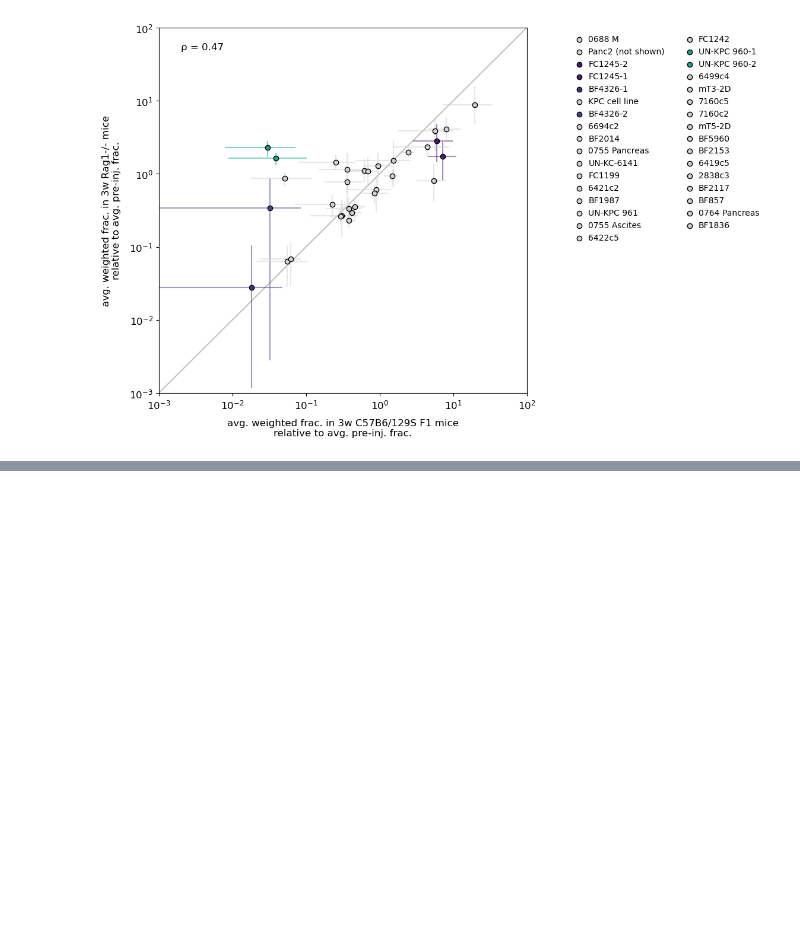
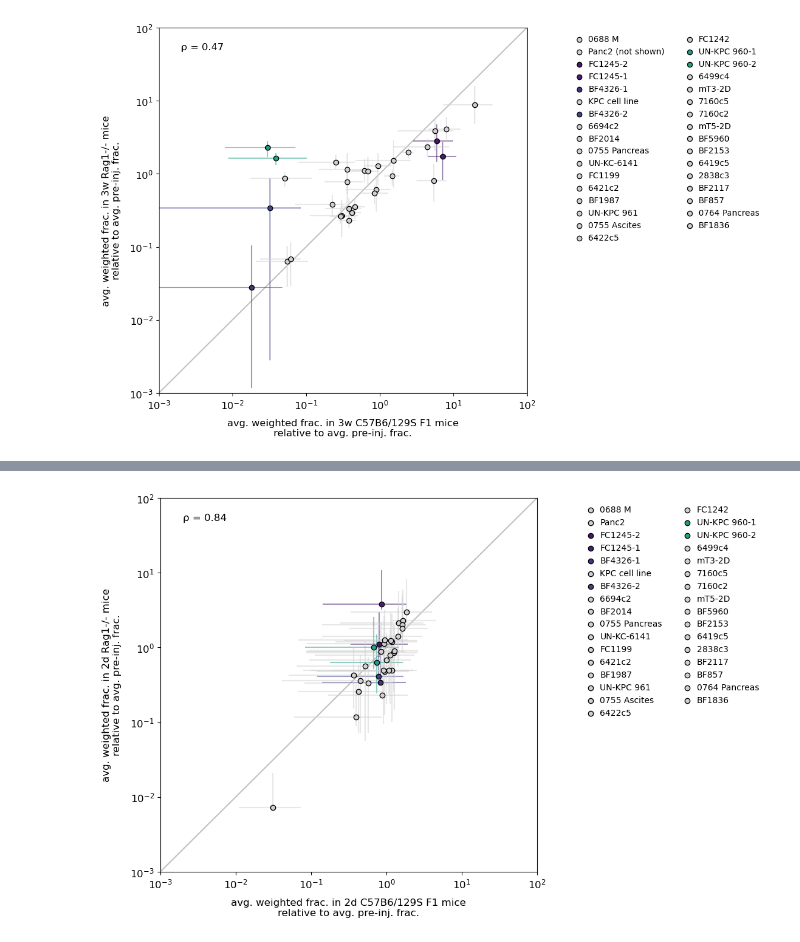
Before and after one commit to alyulina/metastatic-phenotypes, a Jupyter notebook: cell-line-level_in-vivo_bootstrapping.ipynb, the cells around one changed output, grey strips where cells are left out. Cells and saved outputs as stored; diff of their text form; code cells hidden in the pictures; blank space fills up the shorter version.

```diff
--- a/cell-line-level_in-vivo_bootstrapping.ipynb
+++ b/cell-line-level_in-vivo_bootstrapping.ipynb
@@ -363,0 +572,63 @@ plt.legend(frameon=False, ncol=2, handletextpad=0.1, bbox_to_anchor=(1.1, 1));
+# %%
+plt.figure(figsize=(8, 8))
+
+viridis = matplotlib.cm.ScalarMappable(norm=matplotlib.colors.Normalize(vmin=0, vmax=len(clIDs_ordered)),
+                                       cmap=plt.get_cmap('viridis'))
+
+
+xs = []; ys = []
+for count, j in enumerate(clIDs_ordered):
+    if j in ['AACC']:
+        continue
+
+    if clID_dict[j] == 'Panc2':
+        label = 'Panc2'
+    else:
+        label = clID_dict[j].replace('_', ' ')
+
+    if clID_dict[j] in ['FC1245-1', 'FC1245-2', 'BF4326-1', 'BF4326-2', 'UN-KPC_960-1', 'UN-KPC_960-2']:
+        c = viridis.to_rgba(count)
+        z = 3
+    else:
+        c = '#d1d1d1'
+        z = 2
+
+    norm = avgs.loc[j, 'avg. pre-inj. frac.']
+
+    x = avgs.loc[j, '2d F1 avg. frac. weighted by total # reads'] / norm
+    y = avgs.loc[j, '2d Rag1-/- avg. frac. weighted by total # reads'] / norm
+
+    x_err = [[x - avgs.loc[j, '2d F1 weighted unbiased standard deviation'] / norm], [x + avgs.loc[j, '2d F1 weighted unbiased standard deviation'] / norm]]
+    y_err = [[y - avgs.loc[j, '2d Rag1-/- weighted unbiased standard deviation'] / norm], [y + avgs.loc[j, '2d Rag1-/- weighted unbiased standard deviation'] / norm]]
+
+    plt.scatter(x, y, color=c, edgecolor='black', alpha=1, label=label, zorder=2)
+
+    plt.errorbar(x, y, xerr=x_err, yerr=y_err, color=c, alpha=0.5, zorder=1)
+
+    # plt.text(x, y, label)
+
+    xs.append(avgs.loc[j, '2d F1 avg. frac. weighted by total # reads'])
+    ys.append(avgs.loc[j, '2d Rag1-/- avg. frac. weighted by total # reads'])
+
+plt.plot([1e-3, 1e2], [1e-3, 1e2], color='#c1c1c1', zorder=0)
+
+spearman_r = sp.stats.spearmanr(xs, ys) # rank correlation coefficient
+plt.text(2e-3, 5e1, 'ρ = ' + '{0:.2f}'.format(spearman_r[0]), size=12)
+
+
+plt.xscale('log'); plt.minorticks_off()
+plt.yscale('log'); plt.minorticks_off()
+plt.xlim(1e-3, 1e2);
+plt.ylim(1e-3, 1e2);
+
+plt.xticks(size=12)
+plt.yticks(size=12)
+
+plt.xlabel('avg. weighted frac. in 2d C57B6/129S F1 mice\nrelative to avg. pre-inj. frac.', fontsize=12, labelpad=10);
+plt.ylabel('avg. weighted frac. in 2d Rag1-/- mice\nrelative to avg. pre-inj. frac.', fontsize=12, labelpad=10);
+
+plt.legend(frameon=False, ncol=2, handletextpad=0.1, bbox_to_anchor=(1.1, 1));
+
+#plt.savefig('../Data/cell-line-level/2d_avg_read_frac_per_cell_line_norm_std_replicates.png', dpi=300, bbox_inches='tight')
+# %% [output]
+[figure, added]
```
Also changed, not shown: parts of 12 cells of this notebook.
